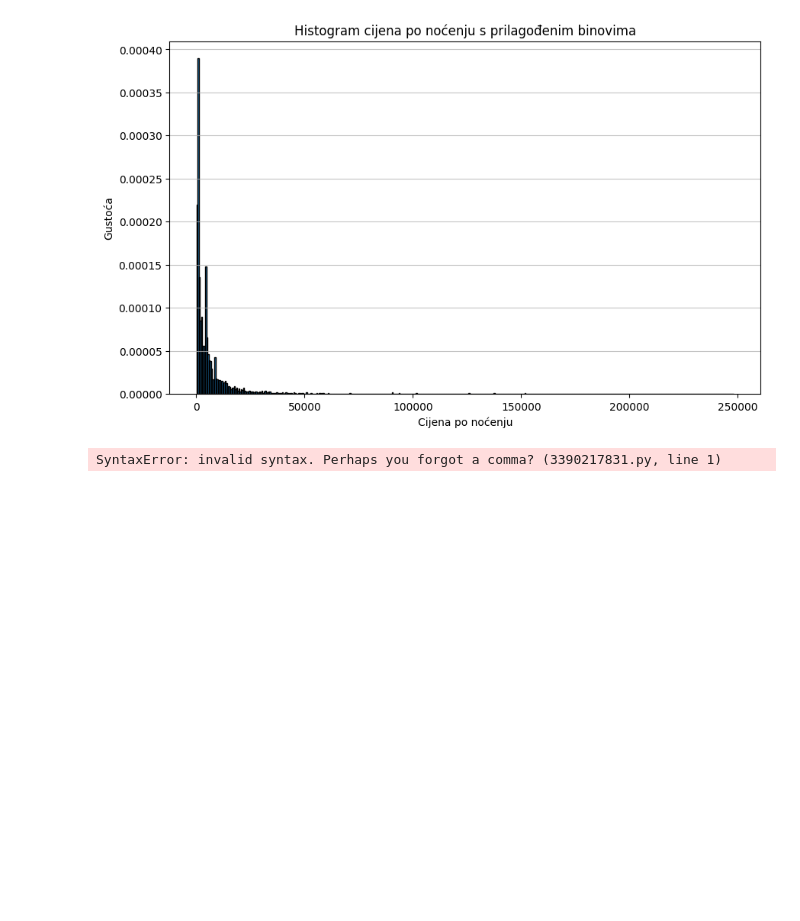
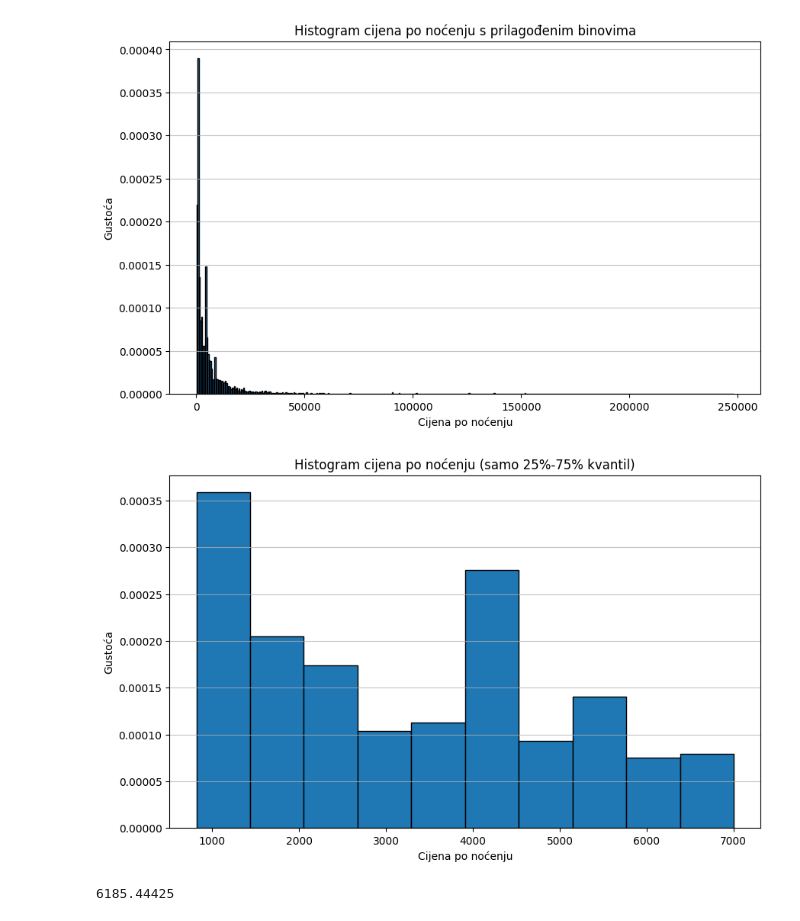
Before and after one commit to Matija-Kukic/lumen, a Jupyter notebook: data_process/train_processing_Tina/train_general_analysis.ipynb, the cells around one changed output. Cells and saved outputs as stored; diff of their text form; code cells hidden in the pictures; blank space fills up the shorter version.

Commit message:
dodana analiza ukupne cijene

```diff
--- a/data_process/train_processing_Tina/train_general_analysis.ipynb
+++ b/data_process/train_processing_Tina/train_general_analysis.ipynb
@@ -205,5 +205,21 @@ plt.show()
 # %% [output]
 [figure]
 # %%
+filtered_data = df[(df['price_per_night'] > Q1) & (df['price_per_night'] < Q3)]
+plt.figure(figsize=(10, 6))
+plt.hist(filtered_data['price_per_night'], bins=10, density=True, edgecolor='black')  # 'auto' može koristiti internu logiku za određivanje broja binova
+plt.title('Histogram cijena po noćenju (samo 25%-75% kvantil)')
+plt.xlabel('Cijena po noćenju')
+plt.ylabel('Gustoća')
+plt.grid(axis='y', alpha=0.75)
+
+# Prikazujemo grafikon
+plt.show()
+
+#visine u grafikonu prikazuju relativnu frekvenicju svakog intervala cijene podijeljenu sa duljinom tog interavala
 # %% [output]
-SyntaxError: invalid syntax. Perhaps you forgot a comma? (3390217831.py, line 1)
+[figure, added]
+# %%
+filtered_data['price_per_night'].max()-filtered_data['price_per_night'].min()
+# %% [output]
+6185.44425
```
Also changed, not shown: parts of 6 cells of this notebook.
